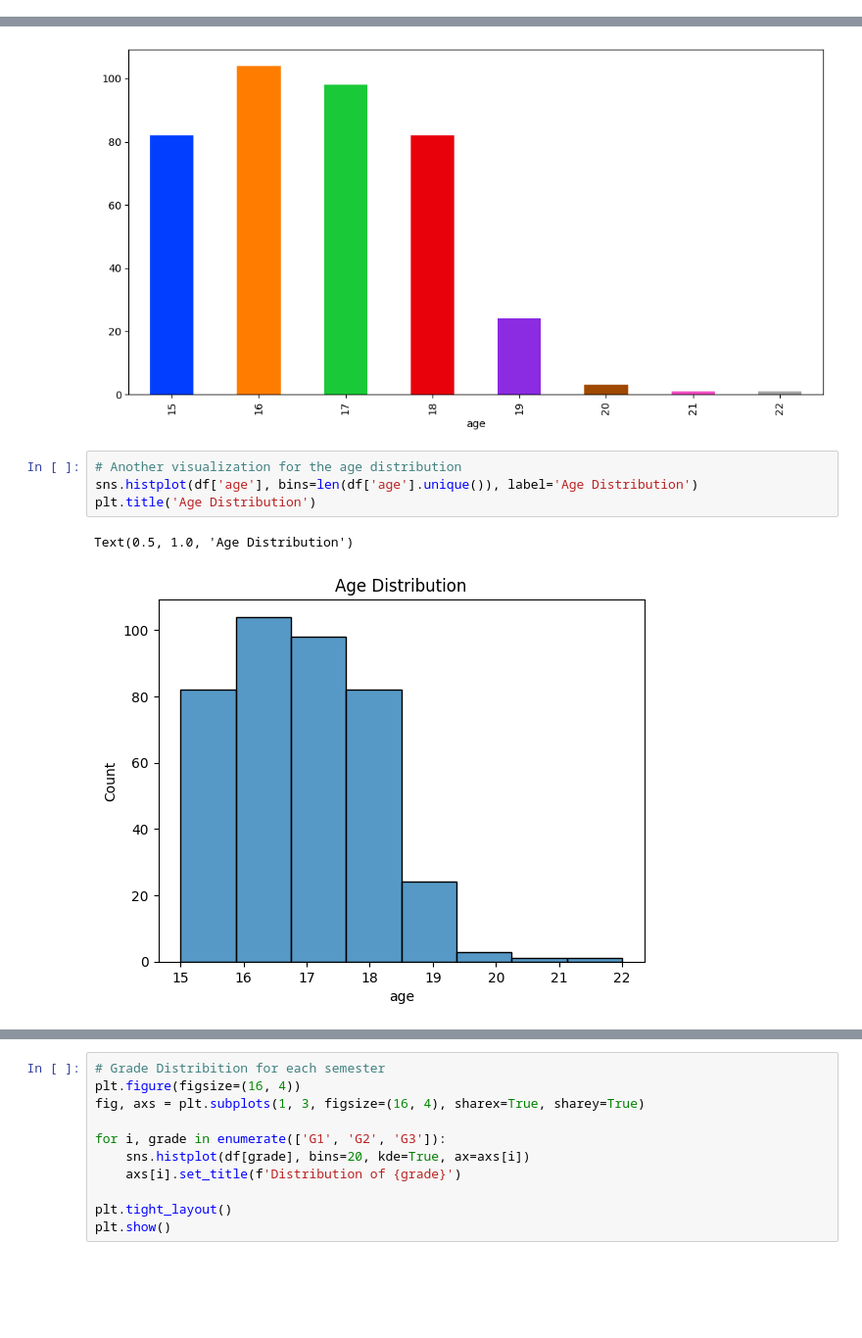
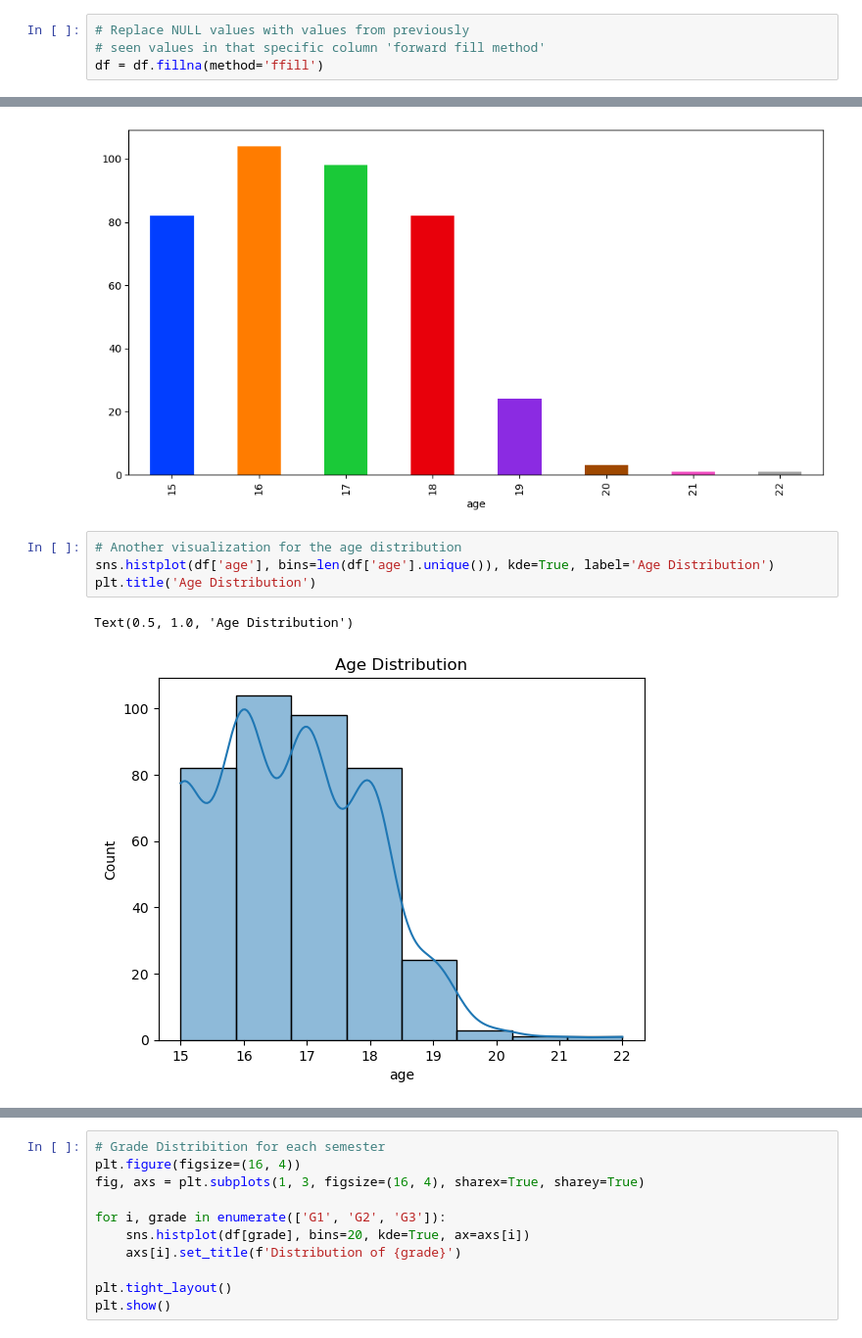
Before and after one commit to gabgilp/ML_Group15, a Jupyter notebook: Student_Performance_Group15.ipynb, the cells around one changed output, grey strips where cells are left out. Shown at 98% size. Cells and saved outputs as stored; diff of their text form; blank space fills up the shorter version.

```diff
--- a/Student_Performance_Group15.ipynb
+++ b/Student_Performance_Group15.ipynb
@@ -23,0 +26,4 @@ df = pd.read_csv(file, na_values = ['NULL'])
+# %%
+# Replace NULL values with values from previously
+# seen values in that specific column 'forward fill method'
+df = df.fillna(method='ffill')
@@ -103,11 +126,11 @@ plt.show()
 [figure]
 # %%
 # Another visualization for the age distribution
-sns.histplot(df['age'], bins=len(df['age'].unique()), label='Age Distribution')
+sns.histplot(df['age'], bins=len(df['age'].unique()), kde=True, label='Age Distribution')
 plt.title('Age Distribution')
 # %% [output]
 Text(0.5, 1.0, 'Age Distribution')
-[figure, old version]
+[figure, new version]
 # %%
 # Distribution of number of failures across all students in the dataset
 plt.figure(figsize=(8, 5))
```
Also changed, not shown: parts of 53 cells of this notebook.
